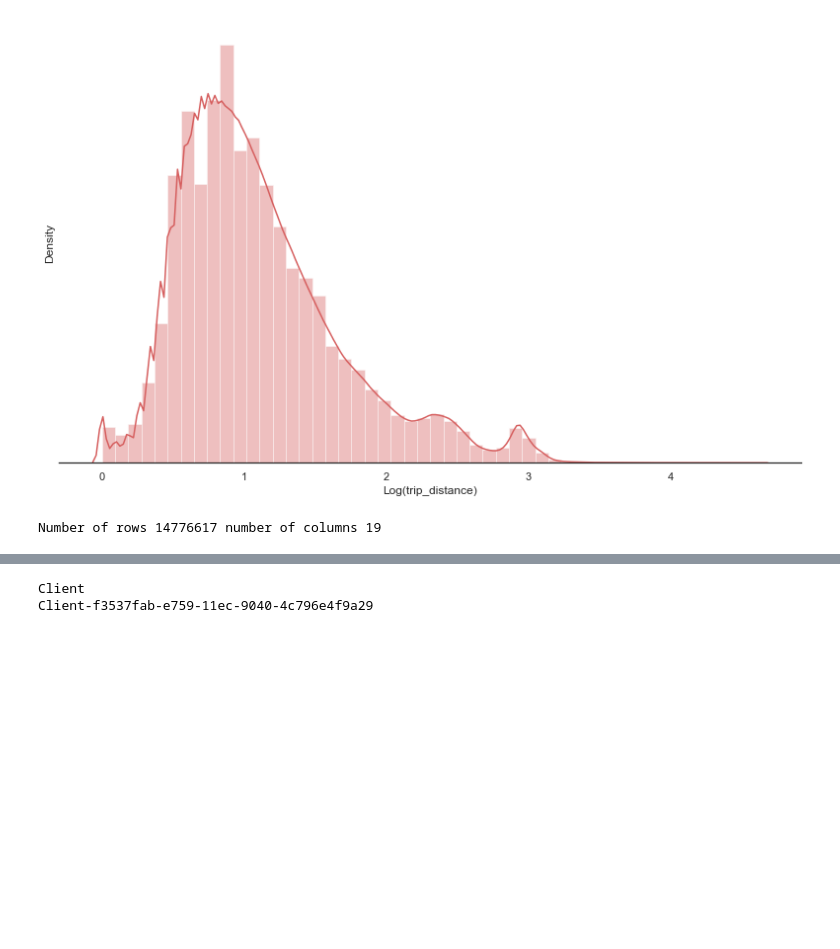
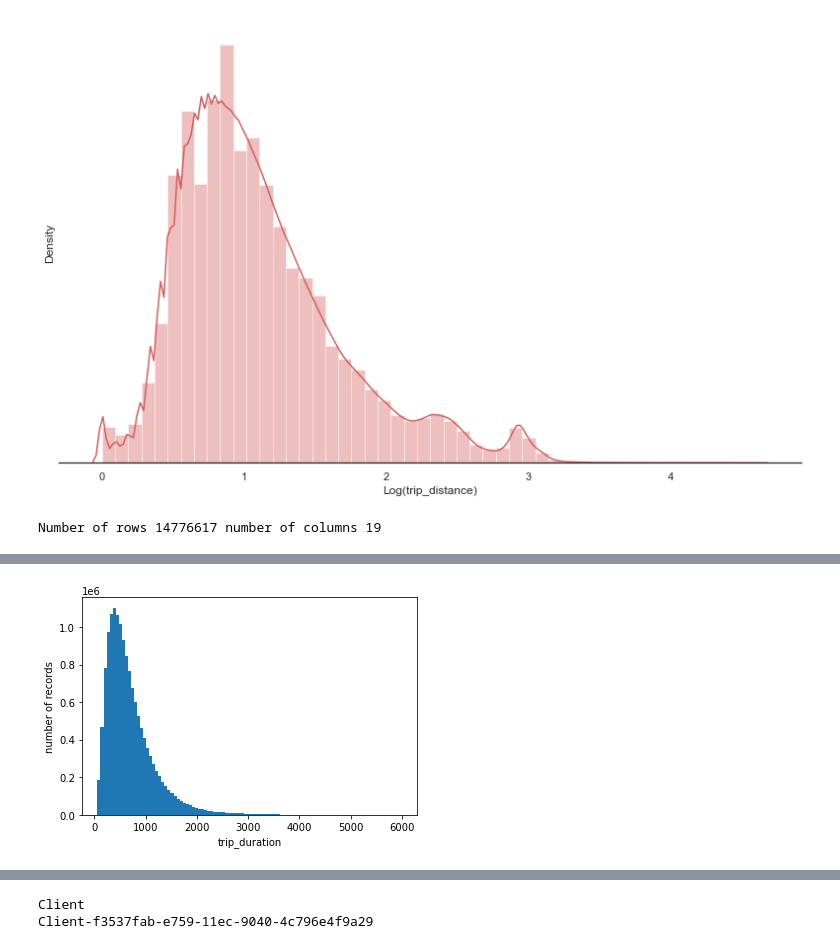
Before and after one commit to mlkimmins/scalingpythonml, a Jupyter notebook: dask/ch_4_duplicate_for_local.ipynb, the cells around one changed output, grey strips where cells are left out. Saved outputs shown, nothing was run; the diff lists cells and outputs as text; code cells hidden in the pictures; blank space fills up the shorter version.

Commit message:
friday pm checkin

```diff
--- a/dask/ch_4_duplicate_for_local.ipynb
+++ b/dask/ch_4_duplicate_for_local.ipynb
@@ -190,5 +186,5 @@ print("Number of rows {} number of columns {}".format(numrows, numcols))
 # %% [output]
 Number of rows 14776617 number of columns 19
 # %%
-df['trip_duration_check'] = (df['tpep_dropoff_datetime'] - df['tpep_pickup_datetime']).map(lambda x: x.total_seconds())
+df['trip_duration'] = (df['tpep_dropoff_datetime'] - df['tpep_pickup_datetime']).map(lambda x: x.total_seconds())
 # %%
@@ -195,0 +204,4 @@ df['trip_duration_check'].describe().compute()
+# %%
+# clean up data as we see some dirty inputs
+df = df[df['trip_duration'] <= 10000]
+df = df[df['trip_duration'] >= 30]
@@ -195,0 +220,9 @@ df['trip_duration_check'].describe().compute()
+# %%
+# note numpy -> ddf logic is slightly different. eg df[col].values vs df[col]
+# visualizing whole dataset is a different fish to fry, we are just showing small ones for now.
+plt.hist(df['trip_duration'], bins=100)
+plt.xlabel('trip_duration')
+plt.ylabel('number of records')
+plt.show()
+# %% [output]
+[figure, added]
```
Also changed, not shown: parts of 8 cells of this notebook.
